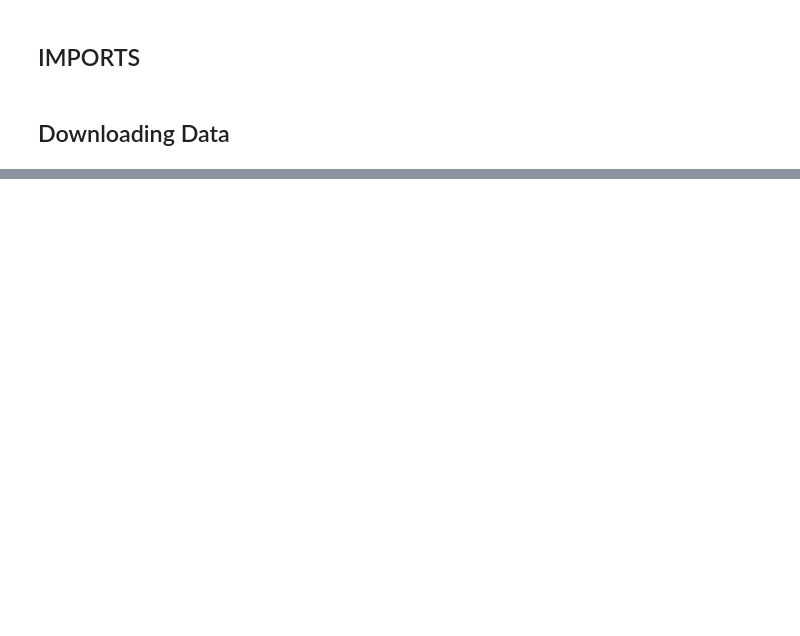
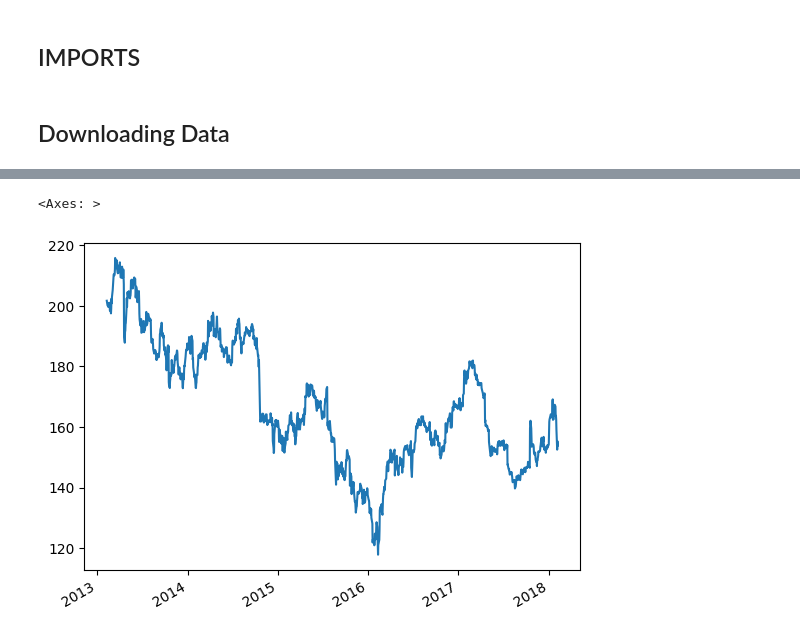
Before and after one commit to RANJEETH-RIKKALA/FINANCIAL_ENGINEERING_WITH_AI, a Jupyter notebook: Understanding_Financial_Data.ipynb, the cells around one changed output, grey strips where cells are left out. Saved outputs shown, nothing was run; the diff lists cells and outputs as text; code cells hidden in the pictures; blank space fills up the shorter version.

```diff
--- a/Understanding_Financial_Data.ipynb
+++ b/Understanding_Financial_Data.ipynb
@@ -24,0 +256,9 @@ all_stocks_5yr.csv  100%[===================>]  28.21M  46.1MB/s    in 0.6s
+# %%
+# drops rows with all nan
+# most likely correspond to weekends, holidays (non-trading days)
+close_prices.dropna(axis=0, how='all', inplace=True)
+# %%
+close_prices['IBM'].plot()
+# %% [output]
+<Axes: >
+[figure, added]
```
Also changed, not shown: parts of 42 cells of this notebook.
